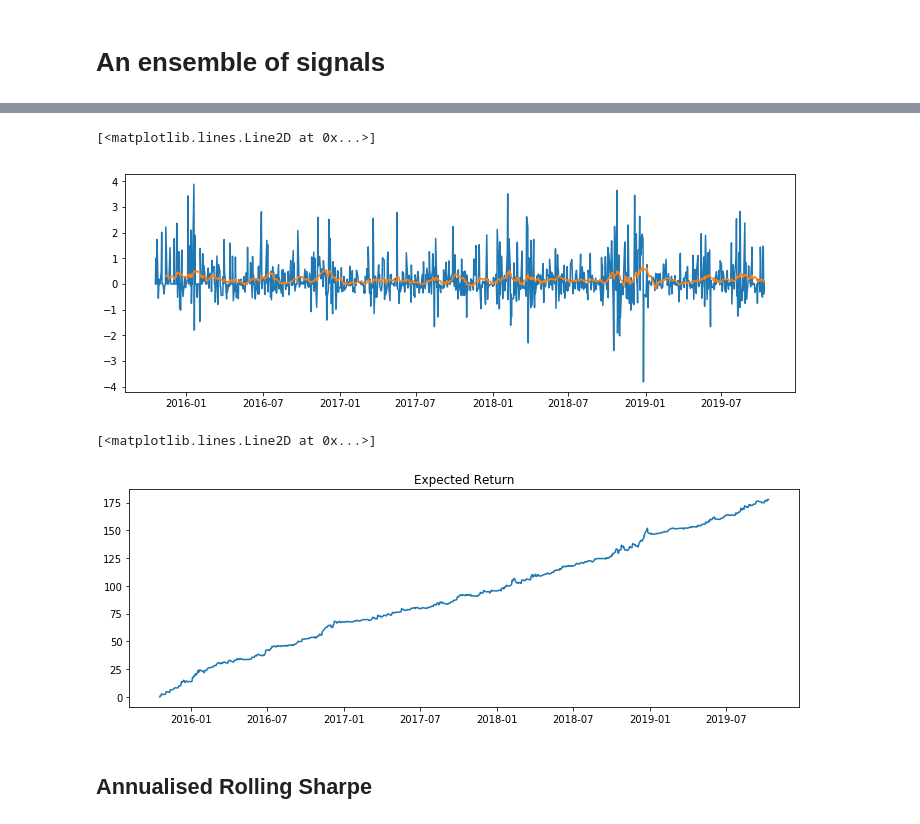
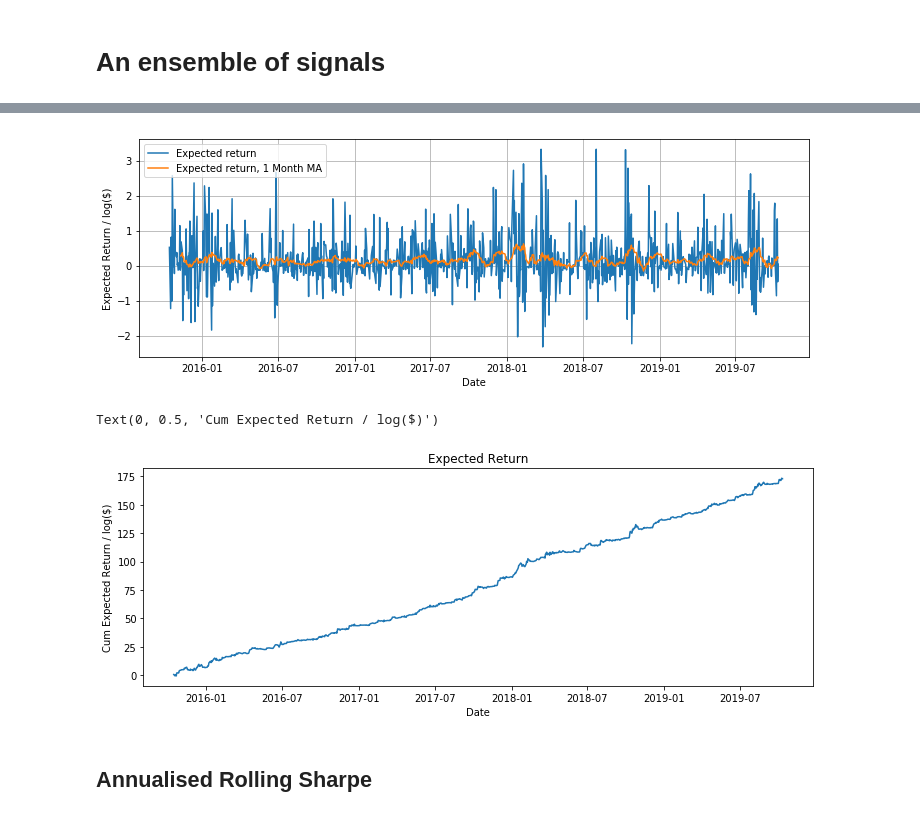
Before and after one commit to Joearrowsmith/Algothon_2019_Workshops, a Jupyter notebook: Introduction_to_Financial_Machine_Learning.ipynb, the cells around one changed output, grey strips where cells are left out. Saved outputs shown, nothing was run; the diff lists cells and outputs as text; code cells hidden in the pictures.

```diff
--- a/Introduction_to_Financial_Machine_Learning.ipynb
+++ b/Introduction_to_Financial_Machine_Learning.ipynb
@@ -66,7 +66,7 @@ figsize = (12,4)
 start = '2015-10-11'
 end = '2019-10-11'
 
-data = quandl.get('EOD/SMLF', start_date=start, end_date=end) #EOD/SMLF
+data = quandl.get('EOD/BLK', start_date=start, end_date=end)
 close = data['Close']
 close.head()
 # %% [output]
@@ -355,17 +361,22 @@ dtype: float64
 # %%
 plt.figure(figsize=figsize)
 plt.plot(expected_return, label="Expected return")
-plt.plot(expected_return.rolling(20).mean(), label="1 month mean(Expected return)")
+plt.plot(expected_return.rolling(20).mean(), label="Expected return, 1 Month MA")
+plt.xlabel("Date")
+plt.ylabel("Expected Return / log($)")
+plt.legend()
+plt.grid(True)
 # %% [output]
-[<matplotlib.lines.Line2D at 0x...>]
-[figure, old version]
+[figure, new version]
 # %%
 plt.figure(figsize=figsize)
 plt.title('Expected Return')
 plt.plot(np.cumsum(expected_return))
+plt.xlabel("Date")
+plt.ylabel("Cum Expected Return / log($)")
 # %% [output]
-[<matplotlib.lines.Line2D at 0x...>]
+Text(0, 0.5, 'Cum Expected Return / log($)')
-[figure, old version]
+[figure, new version]
 # %% [markdown]
 ## Annualised Rolling Sharpe
 # %%
```
Also changed, not shown: parts of 32 cells of this notebook.
